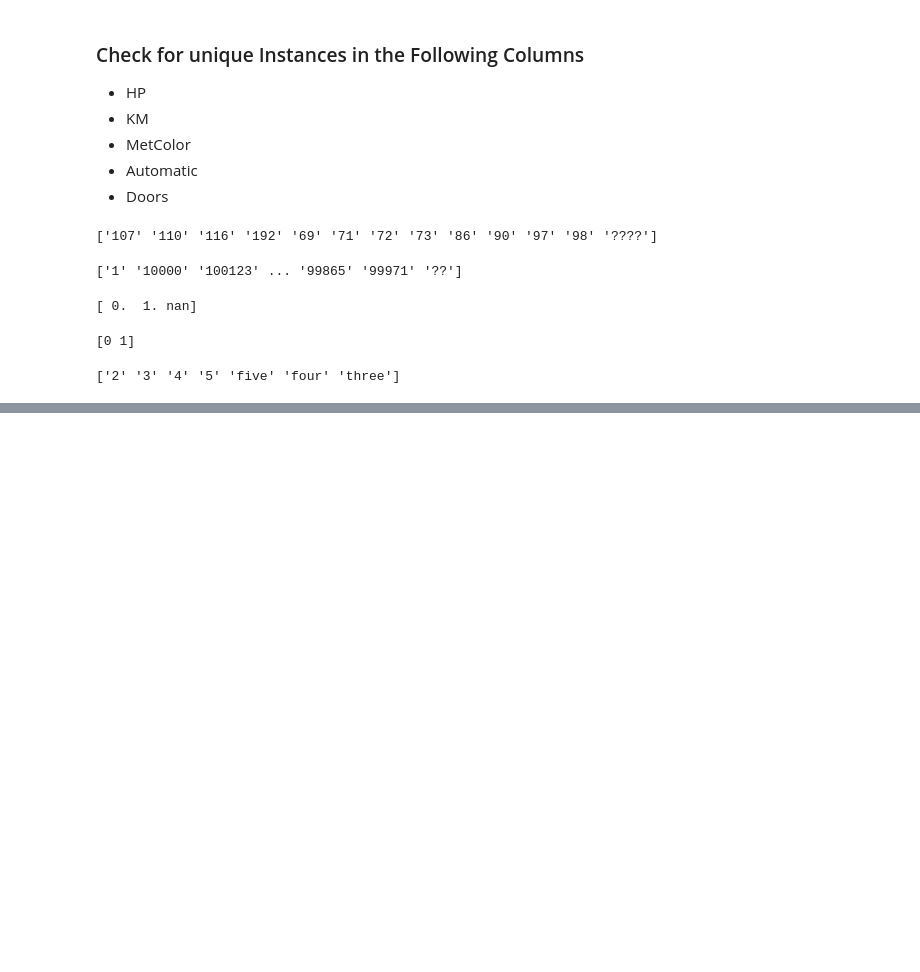
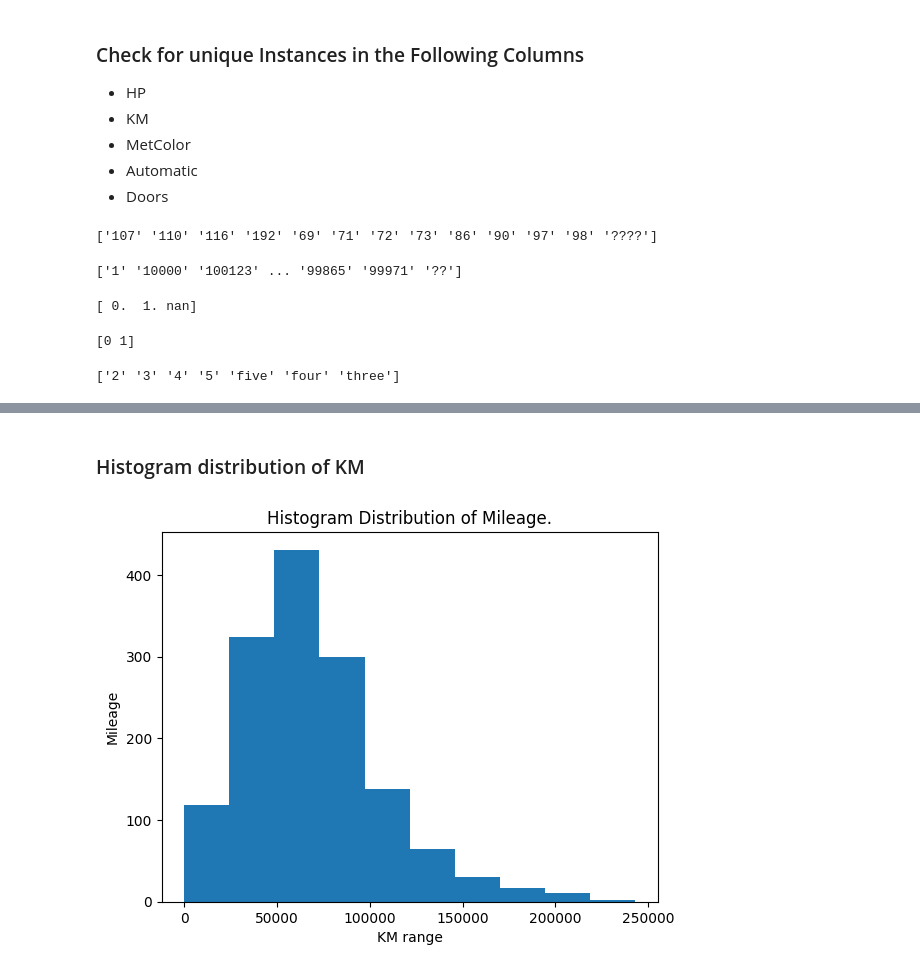
Before and after one commit to bramoo660/data_analytics_python, a Jupyter notebook: Toyota_Data_Analytics.ipynb, the cells around one changed output, grey strips where cells are left out. Saved outputs shown, nothing was run; the diff lists cells and outputs as text; code cells hidden in the pictures; blank space fills up the shorter version.

```diff
--- a/Toyota_Data_Analytics.ipynb
+++ b/Toyota_Data_Analytics.ipynb
@@ -125,0 +580,16 @@ print(np.unique(toyota_df['Doors']))
+# %% [markdown]
+### Histogram distribution of KM
+# %%
+plt.hist(toyota_df['KM'])
+
+plt.title('Histogram Distribution of Mileage.')
+
+plt.ylabel('Mileage')
+
+plt.xlabel('KM range')
+
+plt.savefig('Hist_KM_rel.png')
+
+plt.show()
+# %% [output]
+[figure, added]
```
Also changed, not shown: parts of 91 cells of this notebook, 19 other files.
